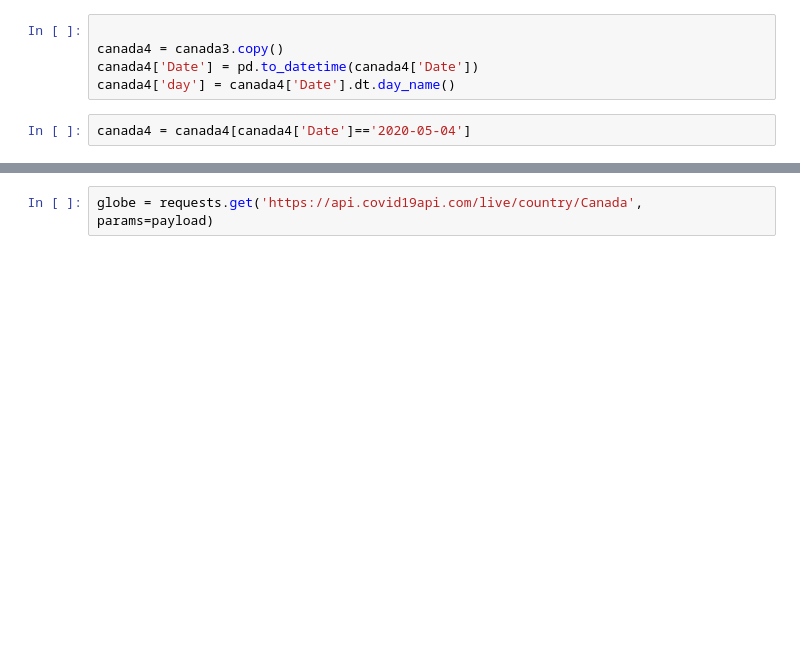
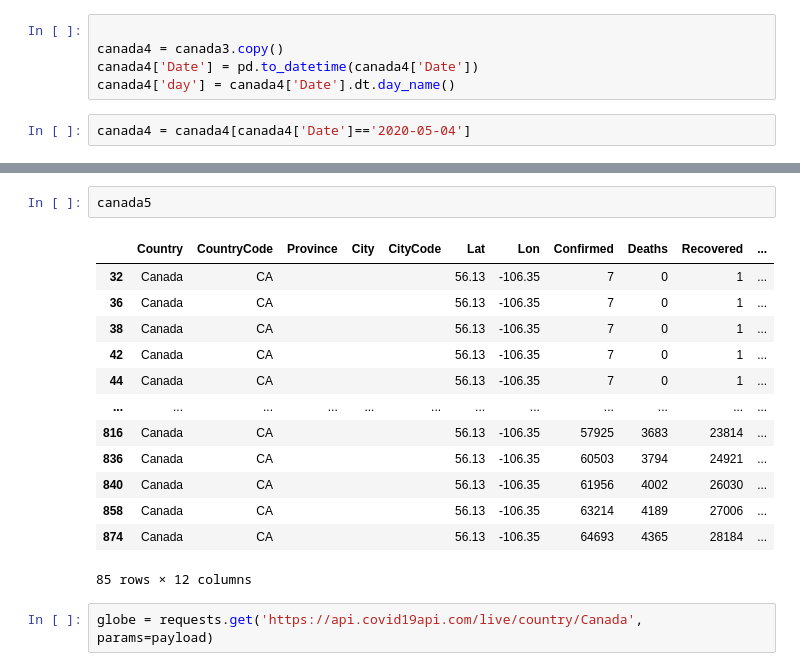
Before and after one commit to punithkesarkar/Covid19Dash, a Jupyter notebook: covid19.ipynb, the cells around one changed output, grey strips where cells are left out. Drawn from its saved outputs; the diff is of its cells as text; blank space fills up the shorter version.

```diff
--- a/covid19.ipynb
+++ b/covid19.ipynb
@@ -258,3 +339,19 @@ fig.show()
+# %%
+canada5
+# %% [output]
+|  | Country | CountryCode | Province | City | CityCode | Lat | Lon | Confirmed | Deaths | Recovered | ... |
+| 32 | Canada | CA |  |  |  | 56.13 | -106.35 | 7 | 0 | 1 | ... |
+| 36 | Canada | CA |  |  |  | 56.13 | -106.35 | 7 | 0 | 1 | ... |
+| 38 | Canada | CA |  |  |  | 56.13 | -106.35 | 7 | 0 | 1 | ... |
+| 42 | Canada | CA |  |  |  | 56.13 | -106.35 | 7 | 0 | 1 | ... |
+| 44 | Canada | CA |  |  |  | 56.13 | -106.35 | 7 | 0 | 1 | ... |
+| ... | ... | ... | ... | ... | ... | ... | ... | ... | ... | ... | ... |
+| 816 | Canada | CA |  |  |  | 56.13 | -106.35 | 57925 | 3683 | 23814 | ... |
+| 836 | Canada | CA |  |  |  | 56.13 | -106.35 | 60503 | 3794 | 24921 | ... |
+| 840 | Canada | CA |  |  |  | 56.13 | -106.35 | 61956 | 4002 | 26030 | ... |
+| 858 | Canada | CA |  |  |  | 56.13 | -106.35 | 63214 | 4189 | 27006 | ... |
+| 874 | Canada | CA |  |  |  | 56.13 | -106.35 | 64693 | 4365 | 28184 | ... |
+85 rows × 12 columns
 # %%
 globe = requests.get('https://api.covid19api.com/live/country/Canada', params=payload)
 # %%
```
Also changed, not shown: parts of 22 cells of this notebook, 3 other files.
